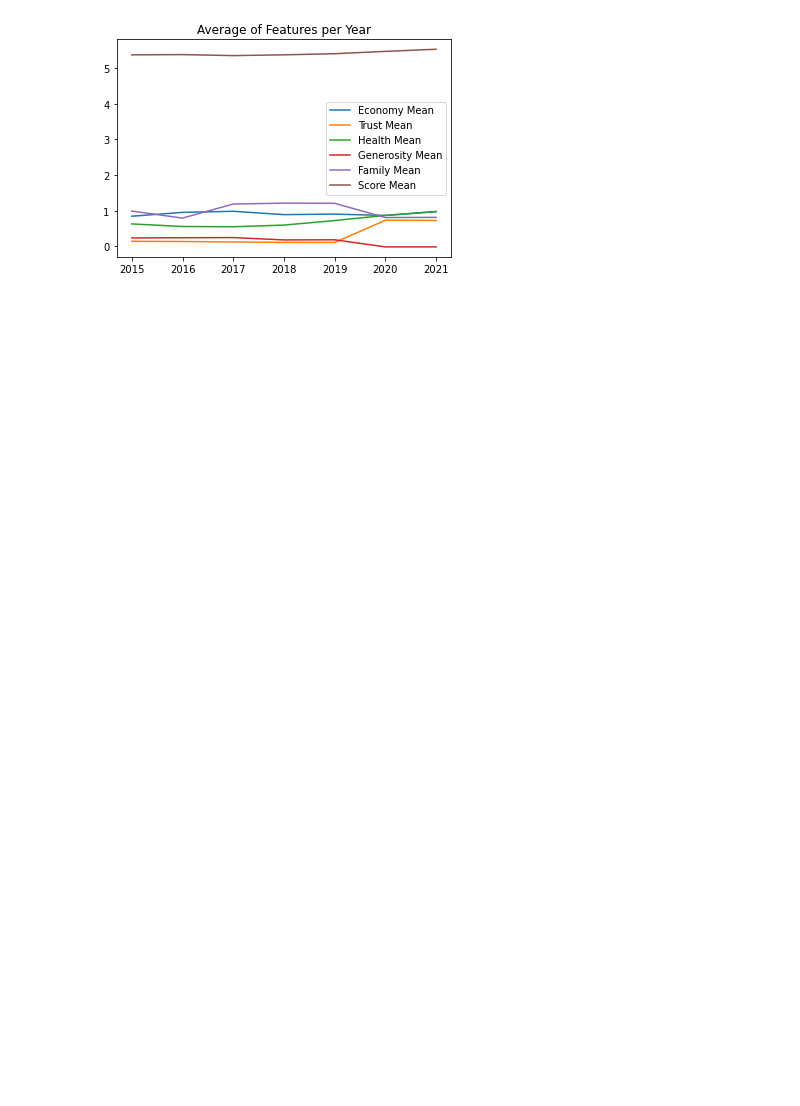
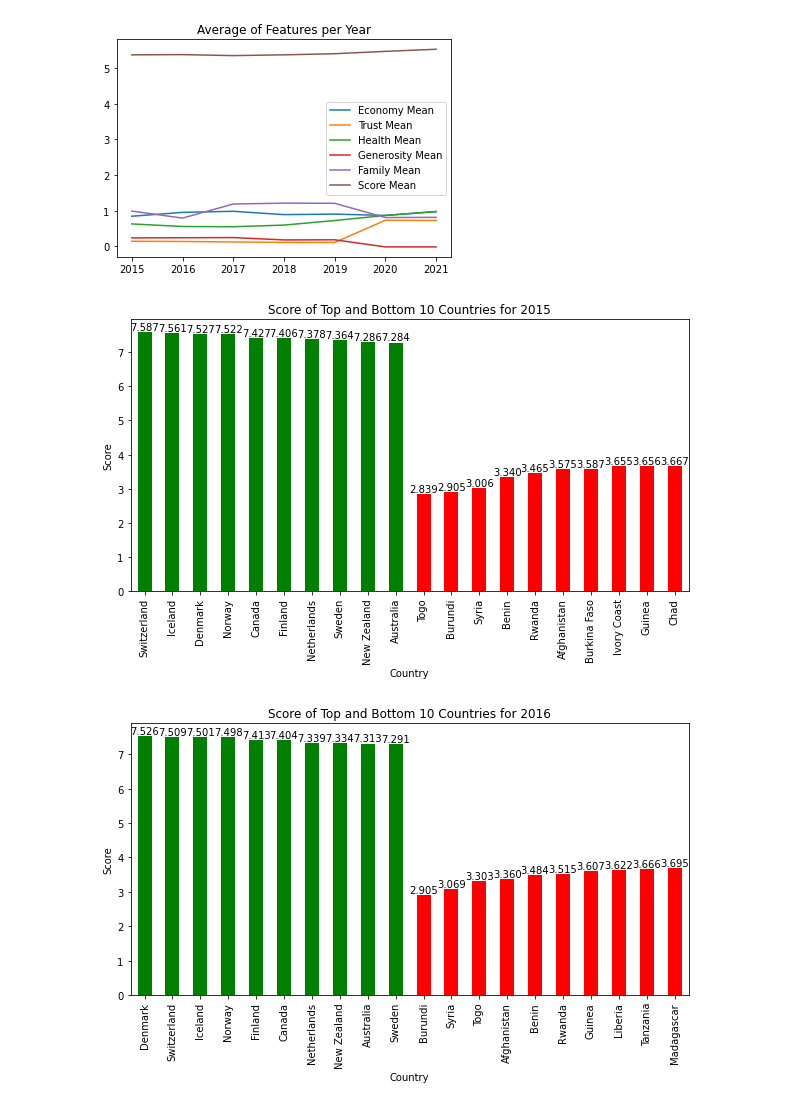
Before and after one commit to b4yc/ensf544-project2-team9, a Jupyter notebook: eda.ipynb, the cells around one changed output. Drawn from its saved outputs; the diff is of its cells as text; code cells hidden in the pictures; blank space fills up the shorter version.

Commit message:
Cleaned up EDA, and added Top and Bottom 10 Graphs

```diff
--- a/eda.ipynb
+++ b/eda.ipynb
@@ -223,0 +173,37 @@ plt.show()
+# %%
+years = [2015, 2016, 2017, 2018, 2019, 2020, 2021]
+combined = []
+
+for year in years:
+    df_year = df[df["Year"] == year]
+    top = df_year.nlargest(10, "Score")
+    top["Color"] = "green"
+    bot = df_year.nsmallest(10, "Score")
+    bot["Color"] = "red"
+    to_join = [top, bot]
+    combined.append(pd.concat(to_join))
+
+for i in range(len(combined)):
+    x = list(combined[i]["Country"])
+    y = combined[i]["Score"]
+    year = years[i]
+
+    plt.figure(figsize=(10, 5))
+    ax = y.plot.bar(color = combined[i]["Color"])
+    ax.set_title("Score of Top and Bottom 10 Countries for " + str(year))
+    ax.set_xlabel("Country")
+    ax.set_ylabel("Score")
+    ax.set_xticklabels(x)
+
+    rects = ax.patches
+
+    for rect, val in zip(rects, list(y)):
+        height = rect.get_height()
+        ax.text(
+            rect.get_x() + rect.get_width() / 2, height, "{:.3f}".format(val), ha="center", va="bottom"
+        )
+
+    plt.show()
+# %% [output]
+[figure, added]
+[figure, added]
```
Also changed, not shown: parts of 10 cells of this notebook, 1 other file.
